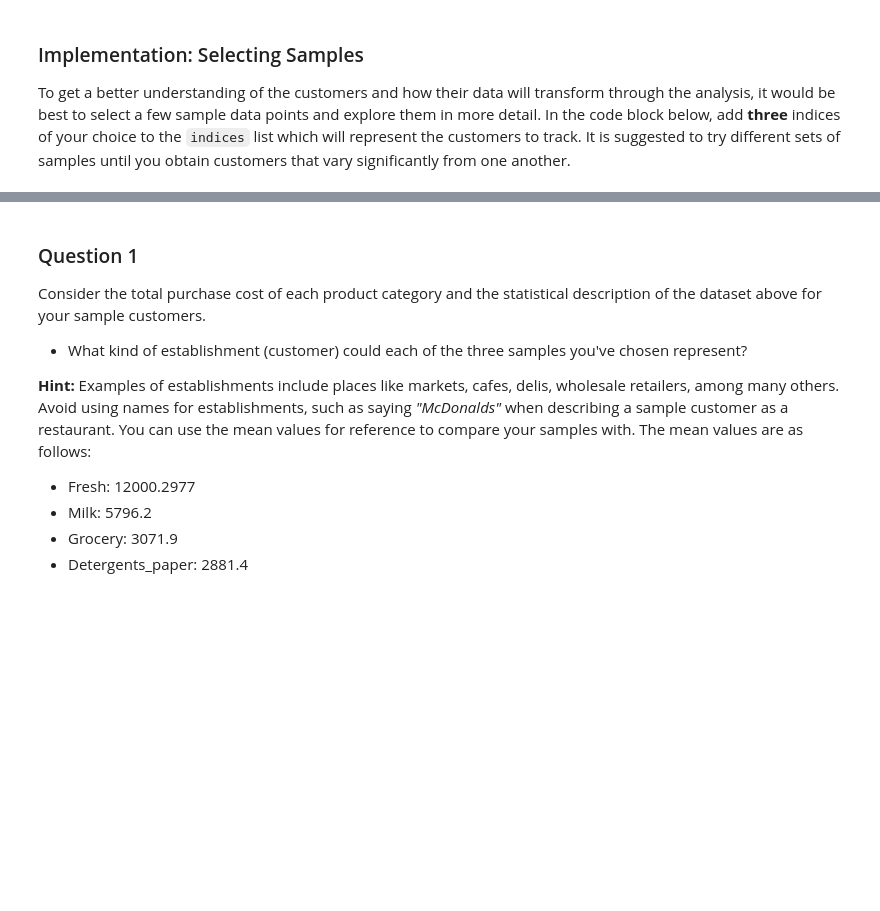
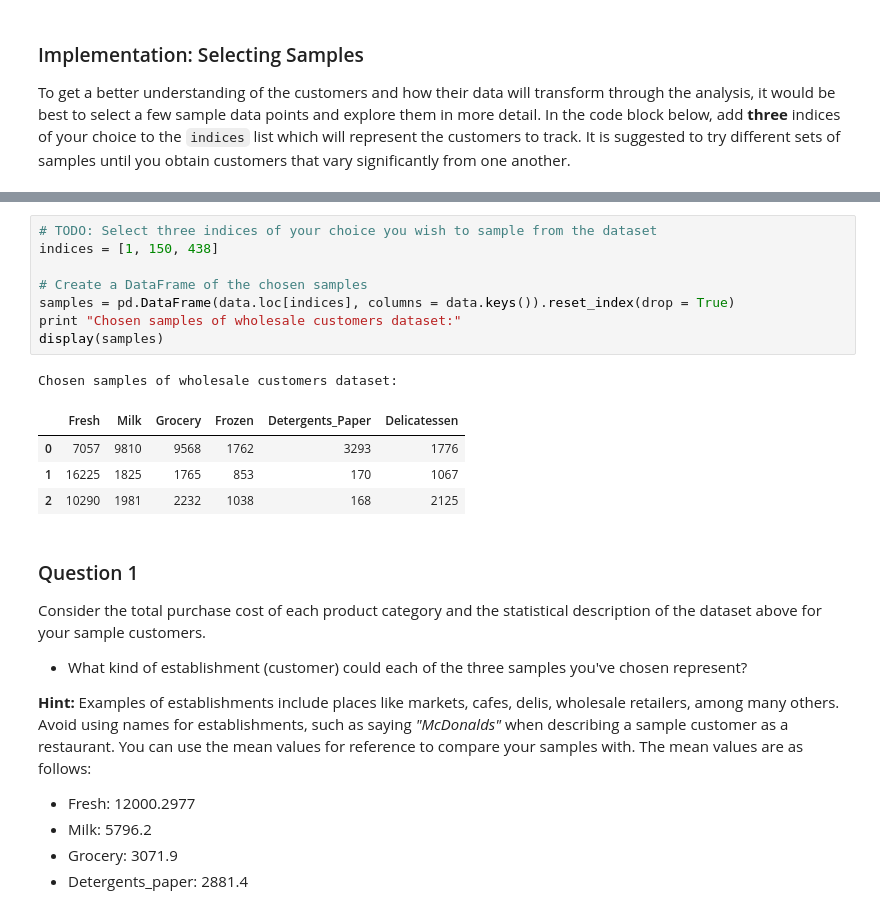
Before and after one commit to doria112/machine-learning, a Jupyter notebook: projects/customer_segments/customer_segments.ipynb, the cells around one changed output, grey strips where cells are left out. Drawn from its saved outputs; the diff is of its cells as text; blank space fills up the shorter version.

```diff
--- a/projects/customer_segments/customer_segments.ipynb
+++ b/projects/customer_segments/customer_segments.ipynb
@@ -111,3 +61,17 @@ Chosen samples of wholesale customers dataset:
+# %%
+# TODO: Select three indices of your choice you wish to sample from the dataset
+indices = [1, 150, 438]
+
+# Create a DataFrame of the chosen samples
+samples = pd.DataFrame(data.loc[indices], columns = data.keys()).reset_index(drop = True)
+print "Chosen samples of wholesale customers dataset:"
+display(samples)
+# %% [output]
+Chosen samples of wholesale customers dataset:
+|  | Fresh | Milk | Grocery | Frozen | Detergents_Paper | Delicatessen |
+| 0 | 7057 | 9810 | 9568 | 1762 | 3293 | 1776 |
+| 1 | 16225 | 1825 | 1765 | 853 | 170 | 1067 |
+| 2 | 10290 | 1981 | 2232 | 1038 | 168 | 2125 |
 # %% [markdown]
 ### Question 1
 Consider the total purchase cost of each product category and the statistical description of the dataset above for your sample customers.
```
Also changed, not shown: parts of 38 cells of this notebook, 2 other files.
